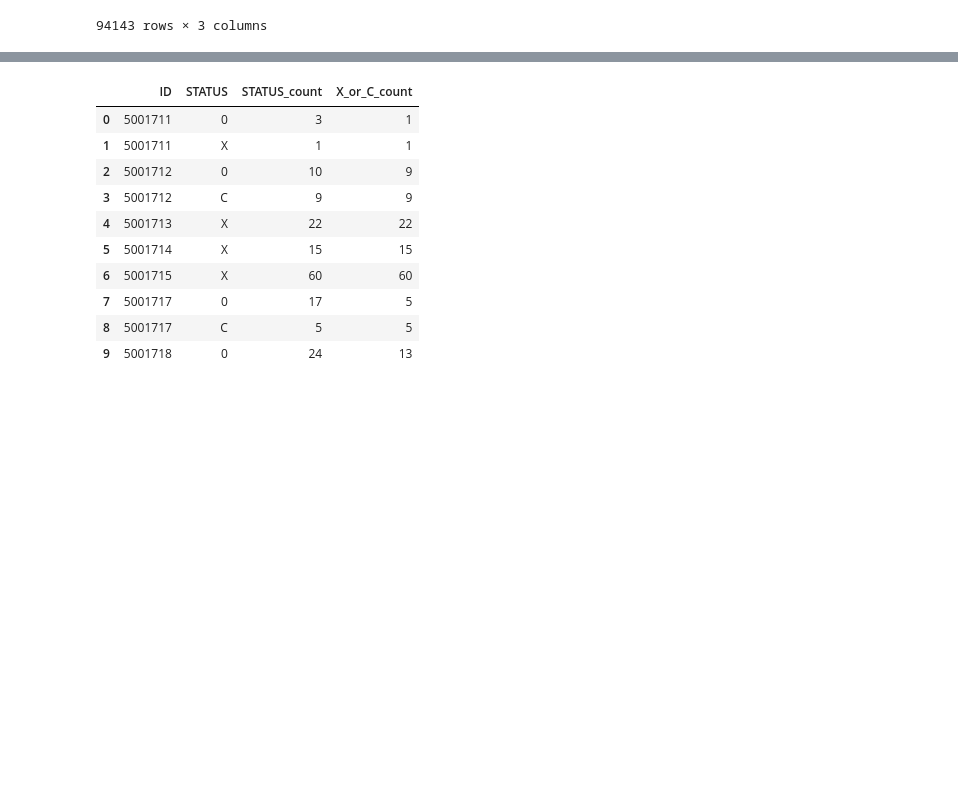
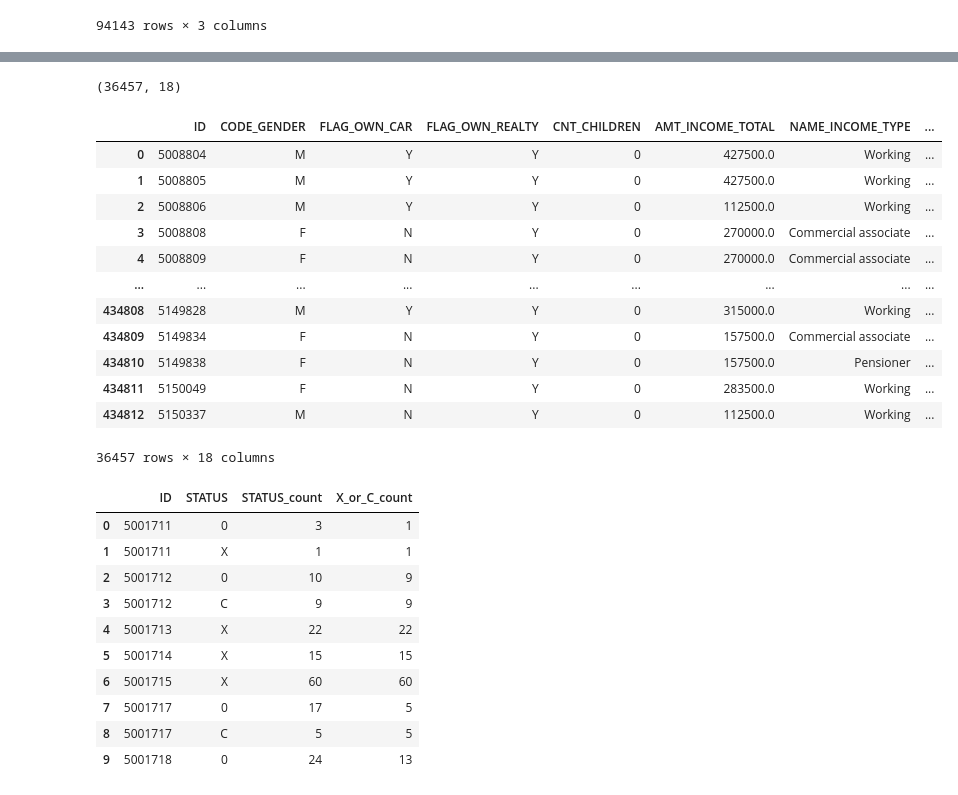
Before and after one commit to Yaikazeeman/AI-group-project, a Jupyter notebook: script.ipynb, the cells around one changed output, grey strips where cells are left out. Drawn from its saved outputs; the diff is of its cells as text; code cells hidden in the pictures; blank space fills up the shorter version.

```diff
--- a/script.ipynb
+++ b/script.ipynb
@@ -124,8 +123,3 @@ status_ratio_df
 | 94141 | 5150485 | 0 | 2 |
 | 94142 | 5150487 | C | 30 |
 94143 rows × 3 columns
-# %%
-conditions = [status_ratio_df['STATUS']=='X', status_ratio_df['STATUS']=='C']
-choices = [status_ratio_df['STATUS_count'], status_ratio_df['STATUS_count']]
-status_ratio_df['X_or_C'] = np.select(conditions, choices, default=0)
-status_ratio_df
@@ -155,0 +126,21 @@ temp_df.head()
+# %%
+conditions = [
+    status_ratio_df['STATUS']=='0',
+    status_ratio_df['STATUS']=='1',
+    status_ratio_df['STATUS']=='2',
+    status_ratio_df['STATUS']=='3',
+    status_ratio_df['STATUS']=='4',
+    status_ratio_df['STATUS']=='5',
+    status_ratio_df['STATUS']=='X',
+    status_ratio_df['STATUS']=='C'
+    ]
+
+choices = [0,1,1,1,1,1,0,0]
+
+status_ratio_df['bad_client'] = np.select(conditions, choices, default=0)
+clients_rate = status_ratio_df.groupby(['ID'])\
+    .sum('bad_client')\
+    .reset_index()\
+    .drop(['STATUS_count'], axis=1)
+
+clients_rate
@@ -156,3 +161,30 @@ temp_df.head()
+# %%
+# Mapping the client id with the applicants table
+consolidate = data.copy()
+
+consolidate['BAD_CLIENT'] = consolidate['ID']\
+    .map(clients_rate.set_index('ID')['bad_client'])
+
+consolidate.dropna(subset=['BAD_CLIENT'], inplace=True)
+consolidate.shape
+# %% [output]
+(36457, 18)
+# %%
+consolidate
+# %% [output]
+|  | ID | CODE_GENDER | FLAG_OWN_CAR | FLAG_OWN_REALTY | CNT_CHILDREN | AMT_INCOME_TOTAL | NAME_INCOME_TYPE | ... |
+| 0 | 5008804 | M | Y | Y | 0 | 427500.0 | Working | ... |
+| 1 | 5008805 | M | Y | Y | 0 | 427500.0 | Working | ... |
+| 2 | 5008806 | M | Y | Y | 0 | 112500.0 | Working | ... |
+| 3 | 5008808 | F | N | Y | 0 | 270000.0 | Commercial associate | ... |
+| 4 | 5008809 | F | N | Y | 0 | 270000.0 | Commercial associate | ... |
+| ... | ... | ... | ... | ... | ... | ... | ... | ... |
+| 434808 | 5149828 | M | Y | Y | 0 | 315000.0 | Working | ... |
+| 434809 | 5149834 | F | N | Y | 0 | 157500.0 | Commercial associate | ... |
+| 434810 | 5149838 | F | N | Y | 0 | 157500.0 | Pensioner | ... |
+| 434811 | 5150049 | F | N | Y | 0 | 283500.0 | Working | ... |
+| 434812 | 5150337 | M | N | Y | 0 | 112500.0 | Working | ... |
+36457 rows × 18 columns
 # %%
 status_ratio_df = status_ratio_df.merge(temp_df, on='ID', how='left').drop(columns='X_or_C')
 status_ratio_df.head(10)
```
Also changed, not shown: parts of 6 cells of this notebook.
